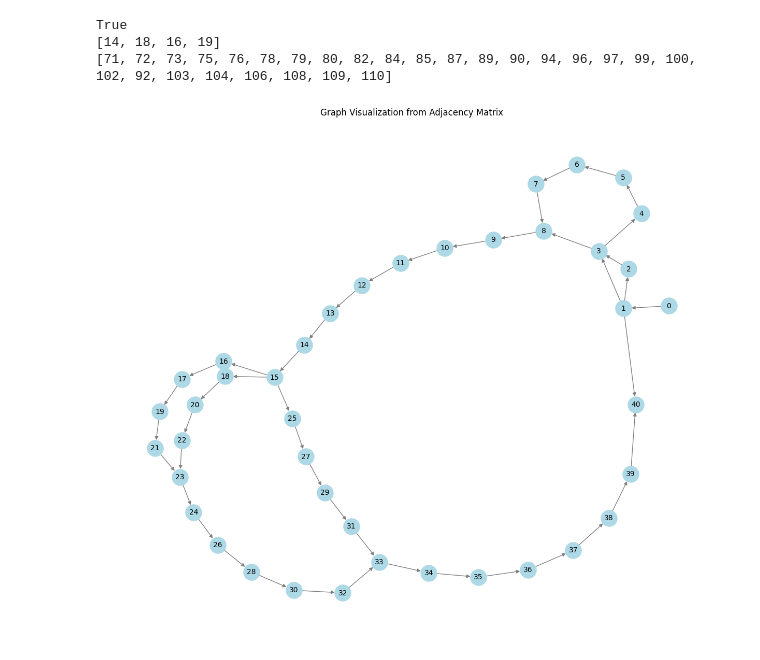
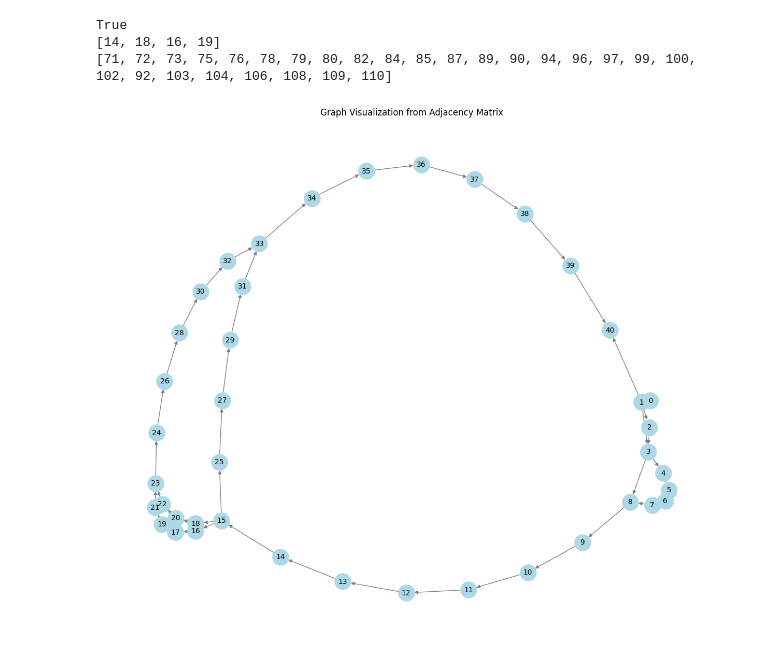
Before and after one commit to RyanTomich/photonic_compiler, a Jupyter notebook: model_to_graph/sub_graphs.ipynb, the cells around one changed output. Saved outputs shown, nothing was run; the diff lists cells and outputs as text; code cells hidden in the pictures.

Commit message:
applying node selection to original graph

```diff
--- a/model_to_graph/sub_graphs.ipynb
+++ b/model_to_graph/sub_graphs.ipynb
@@ -32,21 +32,21 @@ True
 # %%
 for i in range(len(groups)):
     if i == 3:
         test_group = groups[i]
 
         start_stack = sg.StackedNode(0, [], [[]], [[]], opp='start', func_stack=['start'], cost_stack=[0])
         first_stack = copy.deepcopy(graph.stack_list[graph.id_to_idx[test_group[0]]])
         first_stack.parents = [0]
 
         subgraph_stack_list = [start_stack, first_stack]
         for stack_id in test_group[1:]:
             stack = graph.stack_list[graph.id_to_idx[stack_id]]
             new_node = copy.deepcopy(stack)
             new_node.parents = set(new_node.parents) - graph.load_nodes
             subgraph_stack_list.append(new_node)
 
 
         new_graph = sg.StackedGraph(stack_list=subgraph_stack_list)
-        gv.adj_to_graph(new_graph.adj_matrix, save=False, layout = 'kk')
+        gv.adj_to_graph(new_graph.adj_matrix, save=False, layout = 'spectral')
 # %% [output]
-[figure, old version]
+[figure, new version]
```
Also changed, not shown: 4 other files.
